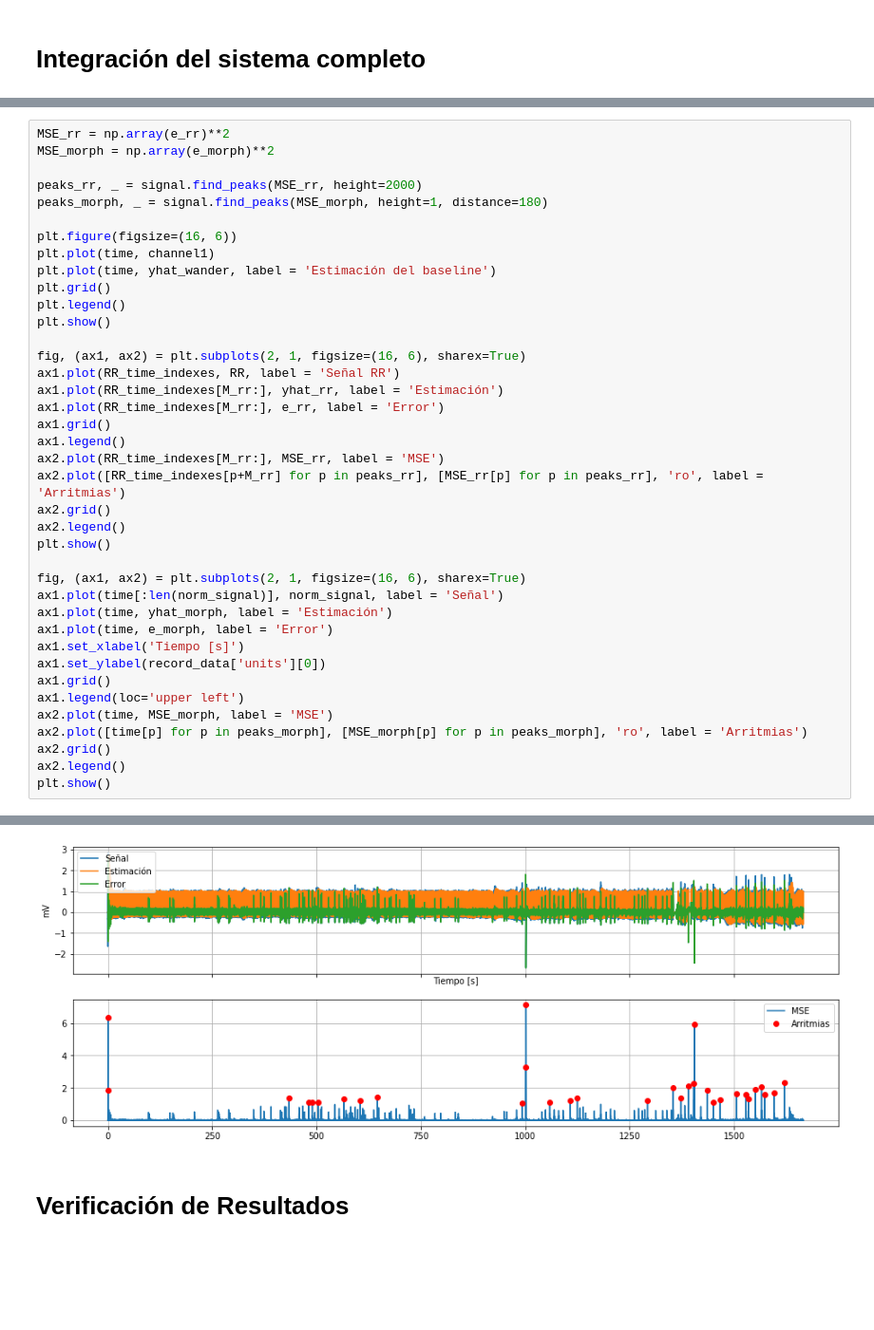
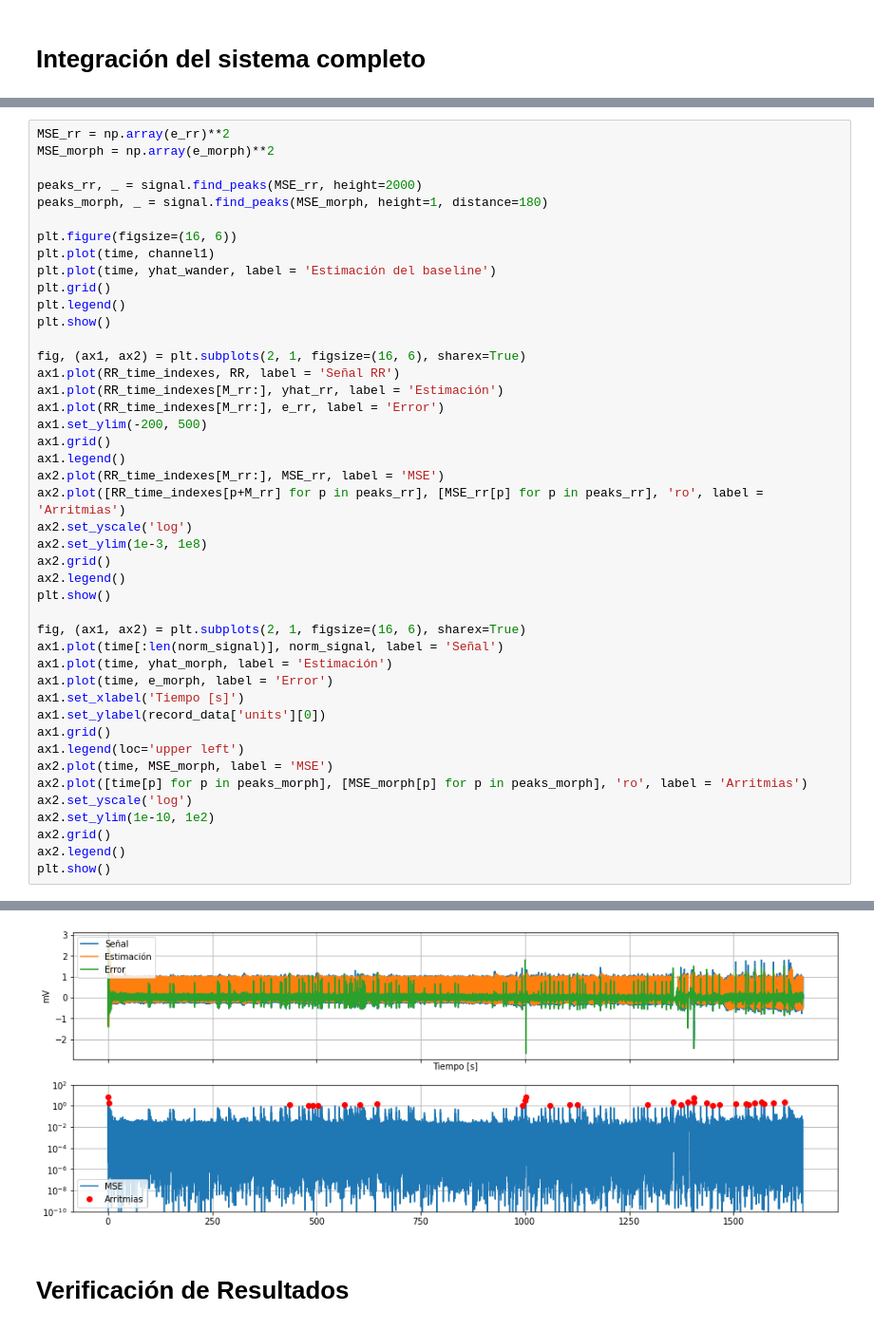
Before and after one commit to mbergerman/Procesamiento-Adaptativo, a Jupyter notebook: Proyecto 2/PASA_P2_G2.ipynb, the cells around one changed output, grey strips where cells are left out. Shown: that part at 95% size. Saved outputs shown, nothing was run; the diff lists cells and outputs as text; blank space fills up the shorter version.

```diff
--- a/Proyecto 2/PASA_P2_G2.ipynb
+++ b/Proyecto 2/PASA_P2_G2.ipynb
@@ -365,10 +367,13 @@ fig, (ax1, ax2) = plt.subplots(2, 1, figsize=(16, 6), sharex=True)
 ax1.plot(RR_time_indexes, RR, label = 'Señal RR')
 ax1.plot(RR_time_indexes[M_rr:], yhat_rr, label = 'Estimación')
 ax1.plot(RR_time_indexes[M_rr:], e_rr, label = 'Error')
+ax1.set_ylim(-200, 500)
 ax1.grid()
 ax1.legend()
 ax2.plot(RR_time_indexes[M_rr:], MSE_rr, label = 'MSE')
 ax2.plot([RR_time_indexes[p+M_rr] for p in peaks_rr], [MSE_rr[p] for p in peaks_rr], 'ro', label = 'Arritmias')
+ax2.set_yscale('log')
+ax2.set_ylim(1e-3, 1e8)
 ax2.grid()
 ax2.legend()
 plt.show()
@@ -383,6 +388,8 @@ ax1.grid()
 ax1.legend(loc='upper left')
 ax2.plot(time, MSE_morph, label = 'MSE')
 ax2.plot([time[p] for p in peaks_morph], [MSE_morph[p] for p in peaks_morph], 'ro', label = 'Arritmias')
+ax2.set_yscale('log')
+ax2.set_ylim(1e-10, 1e2)
 ax2.grid()
 ax2.legend()
 plt.show()
@@ -392,4 +399,4 @@ plt.show()
-[figure, old version]
+[figure, new version]
 # %% [markdown]
 # Verificación de Resultados
 # %%
```
Also changed, not shown: parts of 9 cells of this notebook, 6 other files.
